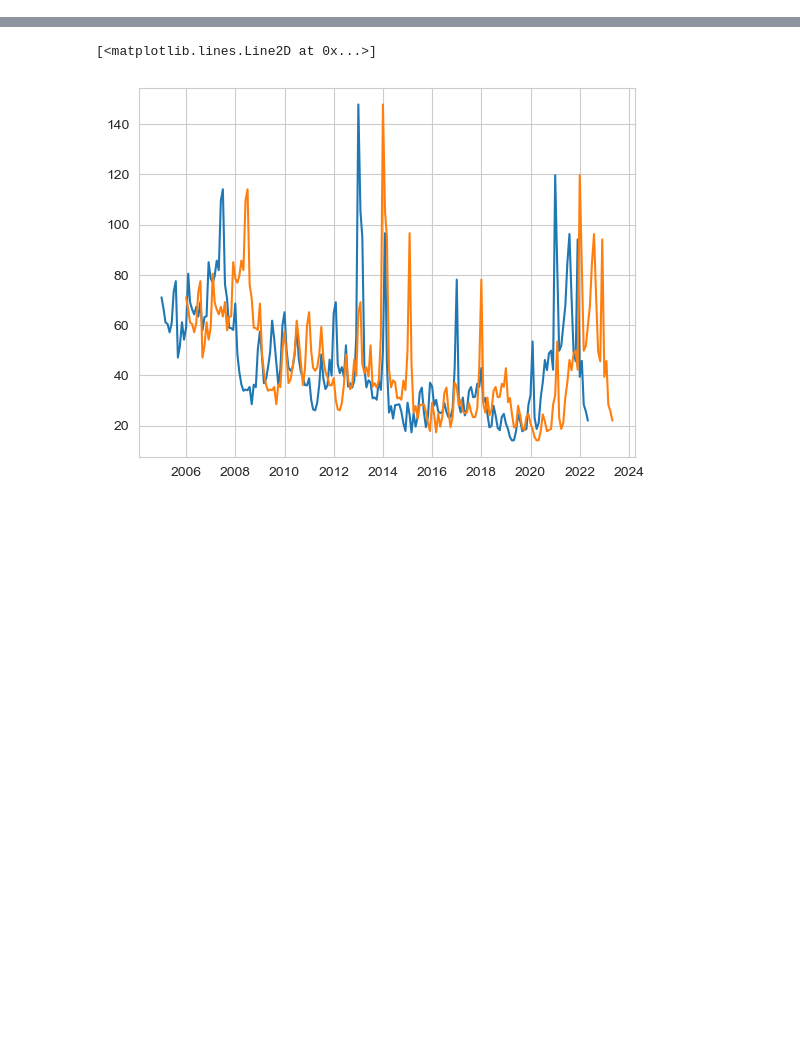
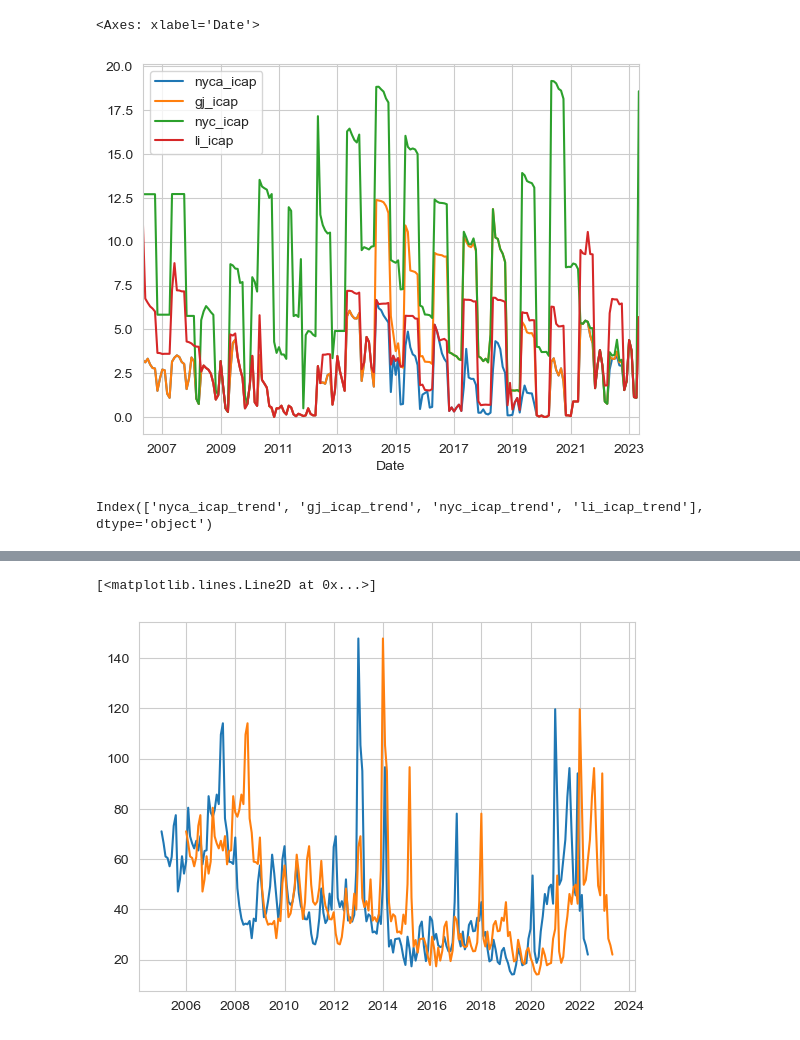
Before and after one commit to borvendegmate/tum_power_system_economics, a Jupyter notebook: code/regression_for_all_localities.ipynb, the cells around one changed output, grey strips where cells are left out. Cells and saved outputs as stored; diff of their text form; code cells hidden in the pictures; blank space fills up the shorter version.

```diff
--- a/code/regression_for_all_localities.ipynb
+++ b/code/regression_for_all_localities.ipynb
@@ -40,3 +40,8 @@ cap = (cap
        .drop('Date', axis = 1)
        )
 cap.columns = ['nyca_icap', 'gj_icap', 'nyc_icap', 'li_icap']
+# %%
+cap.plot()
+# %% [output]
+<Axes: xlabel='Date'>
+[figure, added]
@@ -42,0 +57,4 @@ cap.columns = ['nyca_icap', 'gj_icap', 'nyc_icap', 'li_icap']
+# %%
+trends.columns
+# %% [output]
+Index(['nyca_icap_trend', 'gj_icap_trend', 'nyc_icap_trend', 'li_icap_trend'], dtype='object')
```
Also changed, not shown: parts of 18 cells of this notebook.
